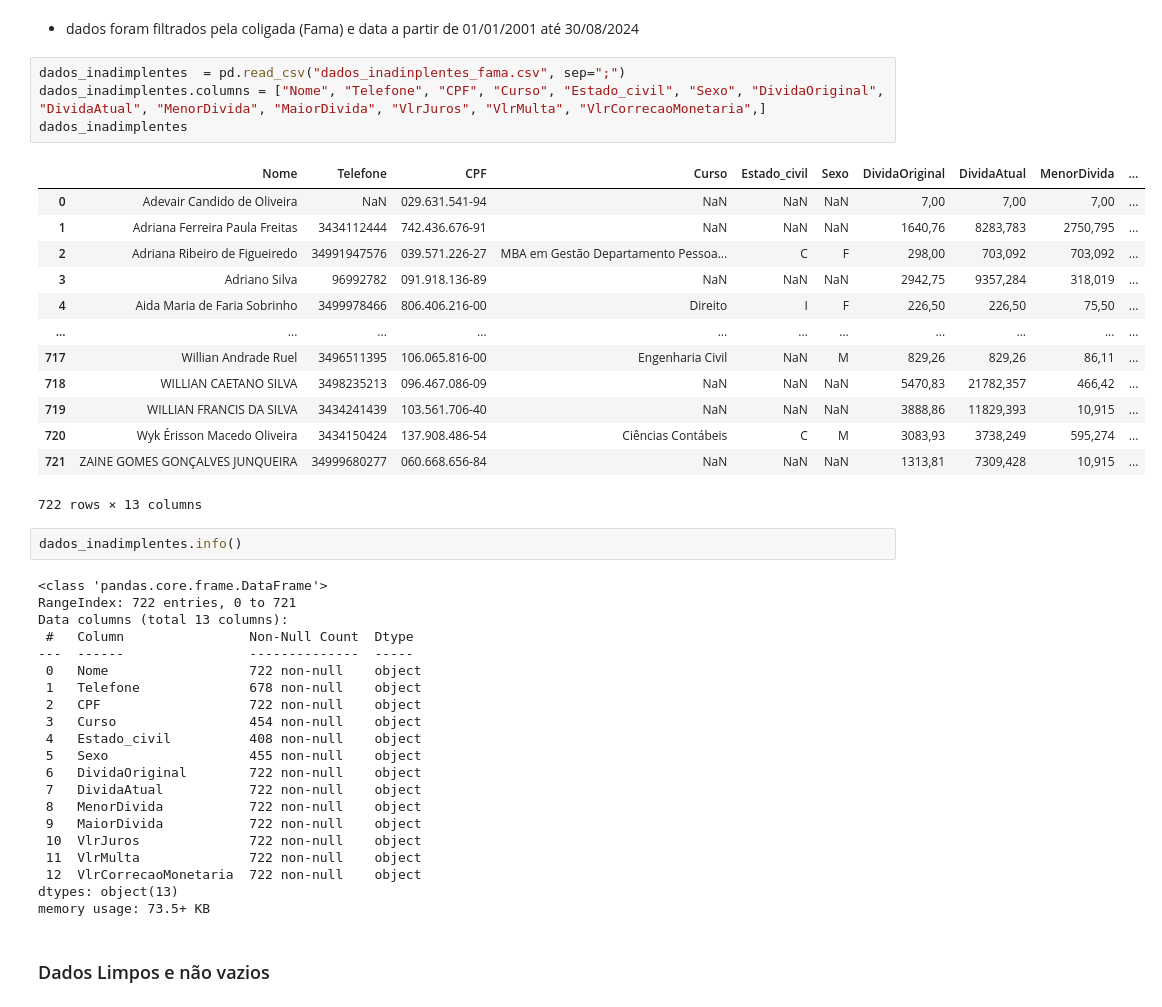
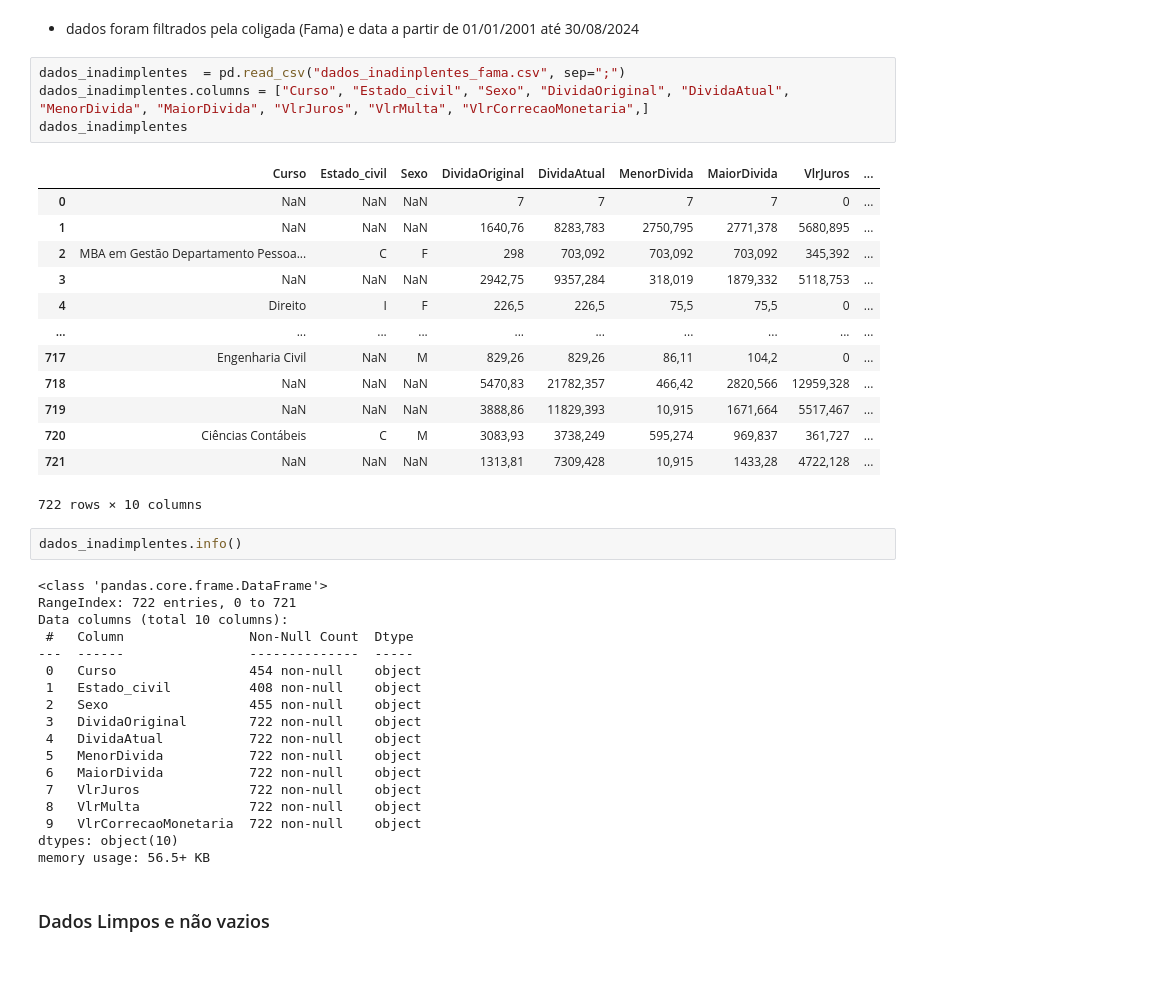
Before and after one commit to Rolig4n/teste_fama_acordos, a Jupyter notebook: Untitled.ipynb, the cells around one changed output. Cells and saved outputs as stored; diff of their text form; blank space fills up the shorter version.

Commit message:
removido dados sensiveis dos alunos

```diff
--- a/Untitled.ipynb
+++ b/Untitled.ipynb
@@ -8,45 +8,42 @@ import pandas as pd
 - dados foram filtrados pela coligada (Fama) e data a partir de 01/01/2001 até 30/08/2024
 # %%
 dados_inadimplentes  = pd.read_csv("dados_inadinplentes_fama.csv", sep=";")
-dados_inadimplentes.columns = ["Nome", "Telefone", "CPF", "Curso", "Estado_civil", "Sexo", "DividaOriginal", "DividaAtual", "MenorDivida", "MaiorDivida", "VlrJuros", "VlrMulta", "VlrCorrecaoMonetaria",]
+dados_inadimplentes.columns = ["Curso", "Estado_civil", "Sexo", "DividaOriginal", "DividaAtual", "MenorDivida", "MaiorDivida", "VlrJuros", "VlrMulta", "VlrCorrecaoMonetaria",]
 dados_inadimplentes
 # %% [output]
-|  | Nome | Telefone | CPF | Curso | Estado_civil | Sexo | DividaOriginal | DividaAtual | MenorDivida | ... |
-| 0 | Adevair Candido de Oliveira | NaN | 029.631.541-94 | NaN | NaN | NaN | 7,00 | 7,00 | 7,00 | ... |
-| 1 | Adriana Ferreira Paula Freitas | 3434112444 | 742.436.676-91 | NaN | NaN | NaN | 1640,76 | 8283,783 | 2750,795 | ... |
-| 2 | Adriana Ribeiro de Figueiredo | 34991947576 | 039.571.226-27 | MBA em Gestão Departamento Pessoa... | C | F | 298,00 | 703,092 | 703,092 | ... |
-| 3 | Adriano Silva | 96992782 | 091.918.136-89 | NaN | NaN | NaN | 2942,75 | 9357,284 | 318,019 | ... |
-| 4 | Aida Maria de Faria Sobrinho | 3499978466 | 806.406.216-00 | Direito | I | F | 226,50 | 226,50 | 75,50 | ... |
-| ... | ... | ... | ... | ... | ... | ... | ... | ... | ... | ... |
-| 717 | Willian Andrade Ruel | 3496511395 | 106.065.816-00 | Engenharia Civil | NaN | M | 829,26 | 829,26 | 86,11 | ... |
-| 718 | WILLIAN CAETANO SILVA | 3498235213 | 096.467.086-09 | NaN | NaN | NaN | 5470,83 | 21782,357 | 466,42 | ... |
-| 719 | WILLIAN FRANCIS DA SILVA | 3434241439 | 103.561.706-40 | NaN | NaN | NaN | 3888,86 | 11829,393 | 10,915 | ... |
-| 720 | Wyk Érisson Macedo Oliveira | 3434150424 | 137.908.486-54 | Ciências Contábeis | C | M | 3083,93 | 3738,249 | 595,274 | ... |
-| 721 | ZAINE GOMES GONÇALVES JUNQUEIRA | 34999680277 | 060.668.656-84 | NaN | NaN | NaN | 1313,81 | 7309,428 | 10,915 | ... |
+|  | Curso | Estado_civil | Sexo | DividaOriginal | DividaAtual | MenorDivida | MaiorDivida | VlrJuros | ... |
+| 0 | NaN | NaN | NaN | 7 | 7 | 7 | 7 | 0 | ... |
+| 1 | NaN | NaN | NaN | 1640,76 | 8283,783 | 2750,795 | 2771,378 | 5680,895 | ... |
+| 2 | MBA em Gestão Departamento Pessoa... | C | F | 298 | 703,092 | 703,092 | 703,092 | 345,392 | ... |
+| 3 | NaN | NaN | NaN | 2942,75 | 9357,284 | 318,019 | 1879,332 | 5118,753 | ... |
+| 4 | Direito | I | F | 226,5 | 226,5 | 75,5 | 75,5 | 0 | ... |
+| ... | ... | ... | ... | ... | ... | ... | ... | ... | ... |
+| 717 | Engenharia Civil | NaN | M | 829,26 | 829,26 | 86,11 | 104,2 | 0 | ... |
+| 718 | NaN | NaN | NaN | 5470,83 | 21782,357 | 466,42 | 2820,566 | 12959,328 | ... |
+| 719 | NaN | NaN | NaN | 3888,86 | 11829,393 | 10,915 | 1671,664 | 5517,467 | ... |
+| 720 | Ciências Contábeis | C | M | 3083,93 | 3738,249 | 595,274 | 969,837 | 361,727 | ... |
+| 721 | NaN | NaN | NaN | 1313,81 | 7309,428 | 10,915 | 1433,28 | 4722,128 | ... |
-722 rows × 13 columns
+722 rows × 10 columns
 # %%
 dados_inadimplentes.info()
 # %% [output]
 <class 'pandas.core.frame.DataFrame'>
 RangeIndex: 722 entries, 0 to 721
-Data columns (total 13 columns):
+Data columns (total 10 columns):
  #   Column                Non-Null Count  Dtype
 ---  ------                --------------  -----
- 0   Nome                  722 non-null    object
- 1   Telefone              678 non-null    object
- 2   CPF                   722 non-null    object
- 3   Curso                 454 non-null    object
- 4   Estado_civil          408 non-null    object
- 5   Sexo                  455 non-null    object
- 6   DividaOriginal        722 non-null    object
- 7   DividaAtual           722 non-null    object
- 8   MenorDivida           722 non-null    object
- 9   MaiorDivida           722 non-null    object
- 10  VlrJuros              722 non-null    object
- 11  VlrMulta              722 non-null    object
- 12  VlrCorrecaoMonetaria  722 non-null    object
-dtypes: object(13)
-memory usage: 73.5+ KB
+ 0   Curso                 454 non-null    object
+ 1   Estado_civil          408 non-null    object
+ 2   Sexo                  455 non-null    object
+ 3   DividaOriginal        722 non-null    object
+ 4   DividaAtual           722 non-null    object
+ 5   MenorDivida           722 non-null    object
+ 6   MaiorDivida           722 non-null    object
+ 7   VlrJuros              722 non-null    object
+ 8   VlrMulta              722 non-null    object
+ 9   VlrCorrecaoMonetaria  722 non-null    object
+dtypes: object(10)
+memory usage: 56.5+ KB
 # %% [markdown]
 ### Dados Limpos e não vazios
 # %%
```
Also changed, not shown: parts of 6 cells of this notebook, 1 other file.
